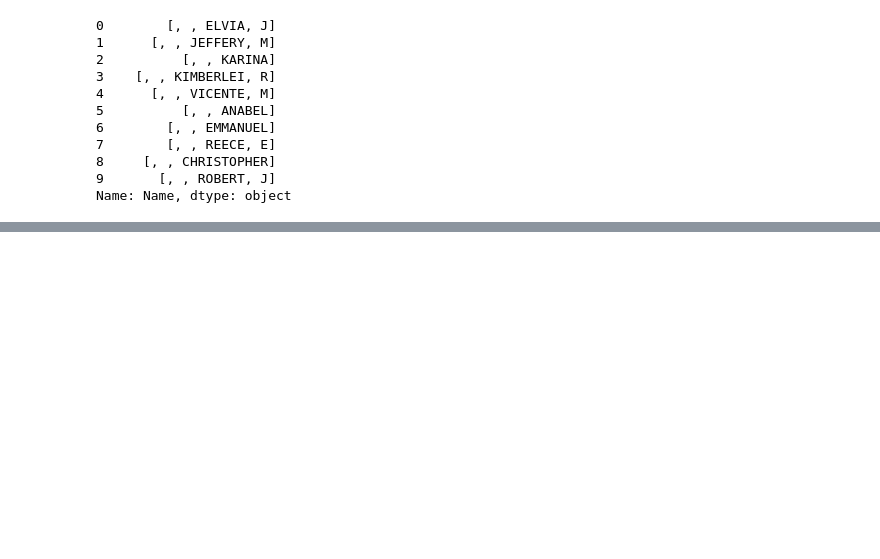
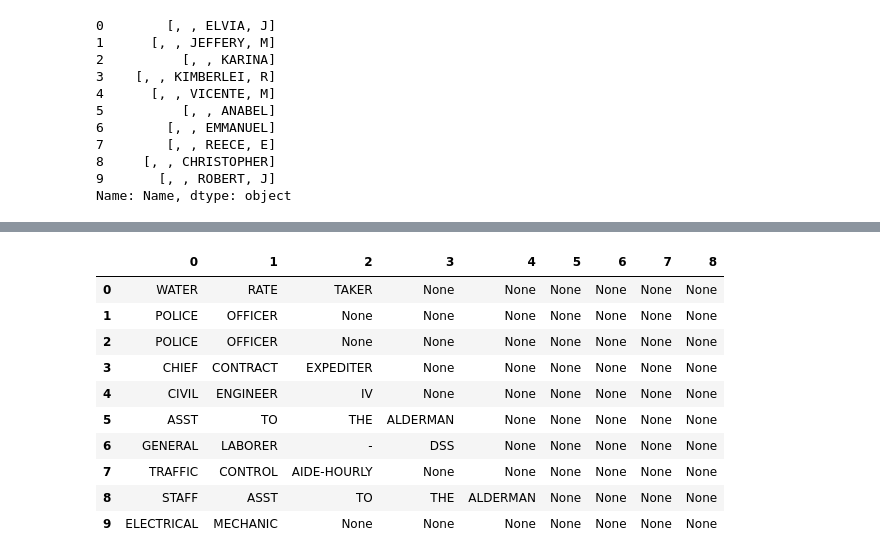
Before and after one commit to YoheiKo/DA_with_pandas_udemy, a Jupyter notebook: TextData.ipynb, the cells around one changed output, grey strips where cells are left out. Cells and saved outputs as stored; diff of their text form; code cells hidden in the pictures; blank space fills up the shorter version.

```diff
--- a/TextData.ipynb
+++ b/TextData.ipynb
@@ -578,0 +573,5 @@ Name: Name, Length: 32062, dtype: object
+# %%
+import pandas as pd
+chicago = pd.read_csv("chicago.csv").dropna(how = "all")
+chicago["Department"] = chicago["Department"].astype("category")
+chicago.head(3)
@@ -578,0 +597,2 @@ Name: Name, Length: 32062, dtype: object
+# %%
+chicago[["First Name", "Last Name"]] = chicago["Name"].str.split(",",  expand = True).head(10) # store the results in a new columns
@@ -578,0 +613,16 @@ Name: Name, Length: 32062, dtype: object
+# %%
+chicago["Position Title"].str.split(" ", expand = True).head(10)
+# There is different number of spaces in every single department value.
+# We have None in a column when the number of words in that row is relatively small.
+# %% [output]
+|  | 0 | 1 | 2 | 3 | 4 | 5 | 6 | 7 | 8 |
+| 0 | WATER | RATE | TAKER | None | None | None | None | None | None |
+| 1 | POLICE | OFFICER | None | None | None | None | None | None | None |
+| 2 | POLICE | OFFICER | None | None | None | None | None | None | None |
+| 3 | CHIEF | CONTRACT | EXPEDITER | None | None | None | None | None | None |
+| 4 | CIVIL | ENGINEER | IV | None | None | None | None | None | None |
+| 5 | ASST | TO | THE | ALDERMAN | None | None | None | None | None |
+| 6 | GENERAL | LABORER | - | DSS | None | None | None | None | None |
+| 7 | TRAFFIC | CONTROL | AIDE-HOURLY | None | None | None | None | None | None |
+| 8 | STAFF | ASST | TO | THE | ALDERMAN | None | None | None | None |
+| 9 | ELECTRICAL | MECHANIC | None | None | None | None | None | None | None |
```
Also changed, not shown: parts of 7 cells of this notebook.
